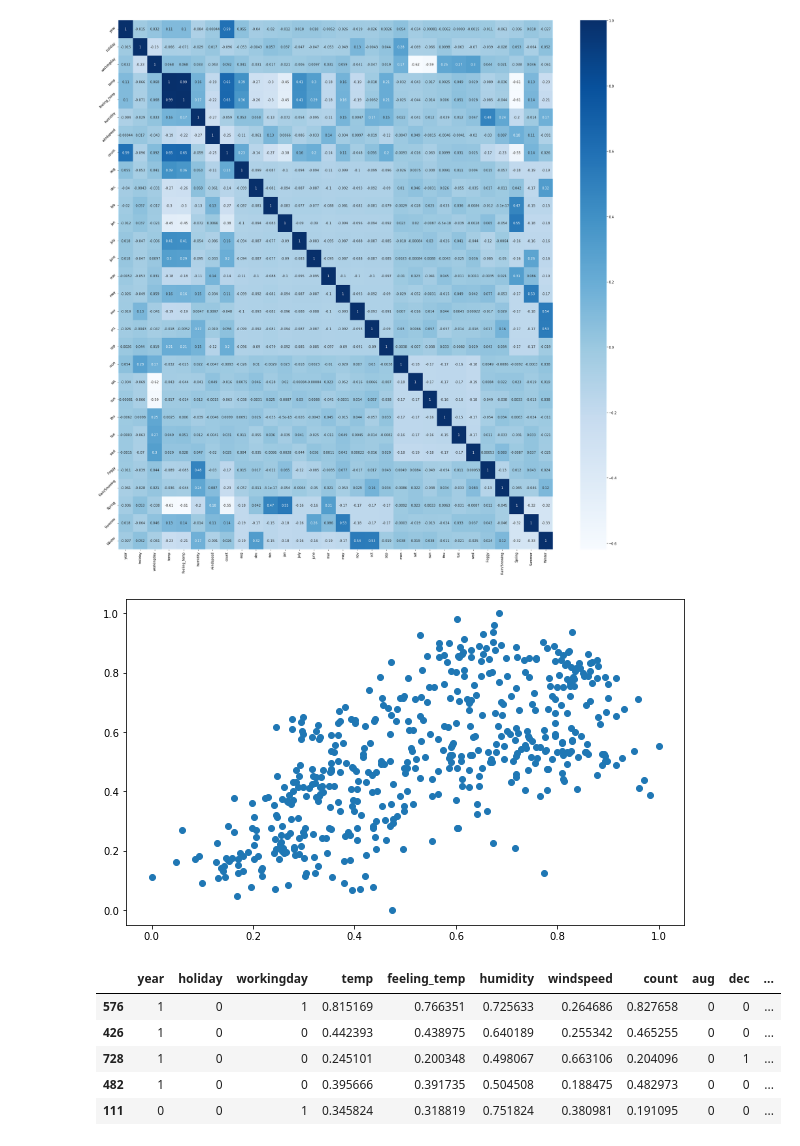
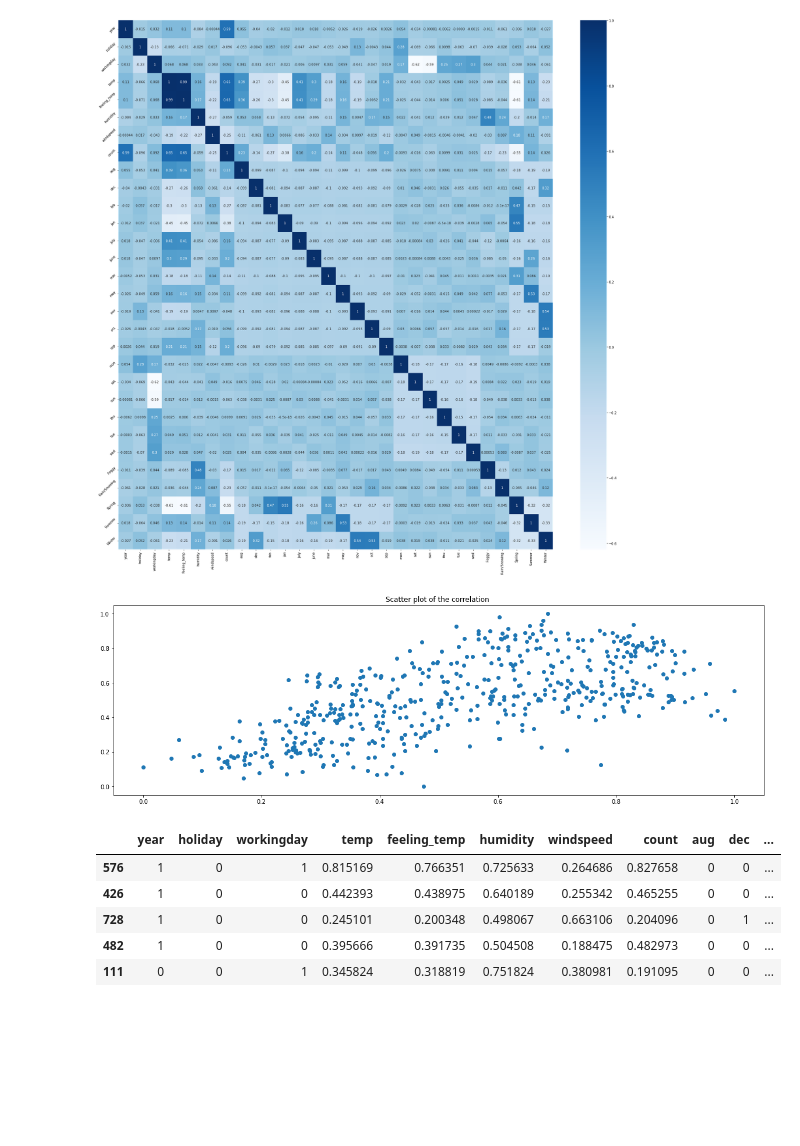
Before and after one commit to hermesresearch/BoomBikeShareMLR, a Jupyter notebook: BoomBike-Bike-Share-MLR.ipynb, the cells around one changed output. Cells and saved outputs as stored; diff of their text form; code cells hidden in the pictures; blank space fills up the shorter version.

```diff
--- a/BoomBike-Bike-Share-MLR.ipynb
+++ b/BoomBike-Bike-Share-MLR.ipynb
@@ -529,11 +539,12 @@ plt.show()
 # %%
 # Scatter plot of the correlation
 # Scatter plot of the correlation
-plt.figure(figsize=[10,6])
+plt.figure(figsize=[20,6])
 plt.scatter(df_train.temp, df_train['count'])
+plt.title('Scatter plot of the correlation ')
 plt.show()
 # %% [output]
-[figure, old version]
+[figure, new version]
 # %%
 df_train.head()
 # %% [output]
```
Also changed, not shown: parts of 7 cells of this notebook.
